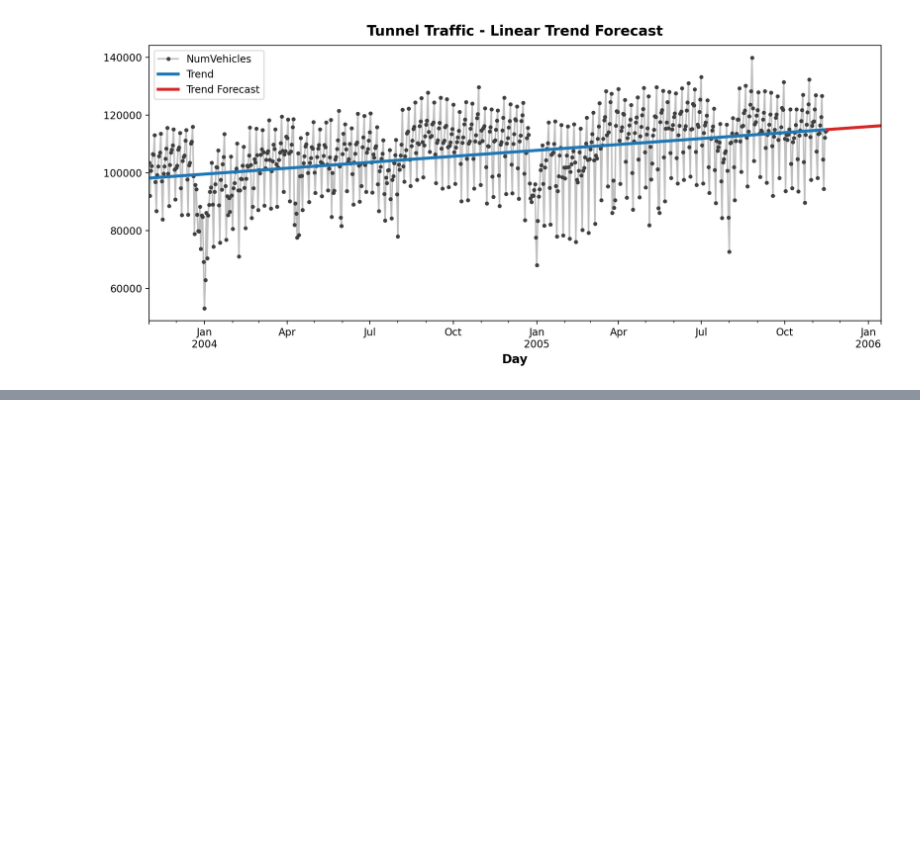
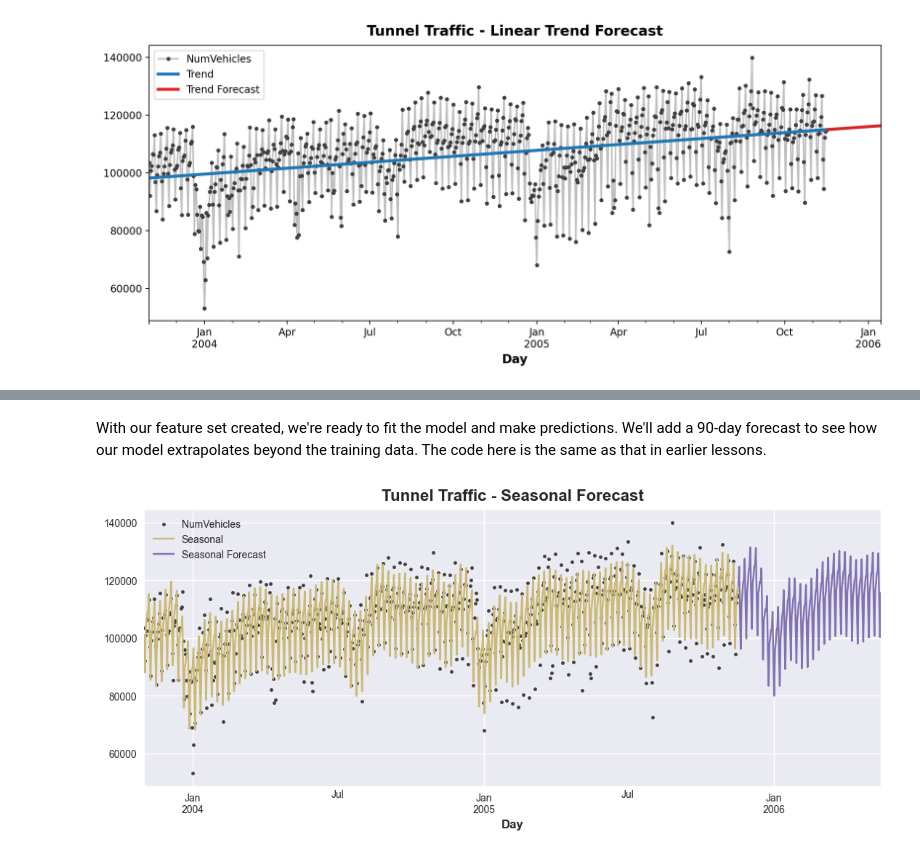
Before and after one commit to OveysSafarnejad/timeseries, a Jupyter notebook: src/intro.ipynb, the cells around one changed output, grey strips where cells are left out. Cells and saved outputs as stored; diff of their text form; code cells hidden in the pictures; blank space fills up the shorter version.

```diff
--- a/src/intro.ipynb
+++ b/src/intro.ipynb
@@ -256,0 +379,34 @@ ax.legend()
+# %%
+from statsmodels.tsa.deterministic import CalendarFourier, DeterministicProcess
+
+fourier = CalendarFourier(freq='A', order=10)
+dp = DeterministicProcess(
+    index=tunnel.index,
+    constant=True,         # dummy feature for bias (y-intercept)
+    order=1,               # trend (order 1 means linear)
+    seasonal=True,         # weekly seasonality (indicators)
+    additional_terms=[fourier], # annual seasonality (fourier)
+    drop=True              # drop terms to avoid collinearity
+)
+
+X = dp.in_sample()
+# %% [markdown]
+With our feature set created, we're ready to fit the model and make predictions. We'll add a 90-day forecast to see how our model extrapolates beyond the training data. The code here is the same as that in earlier lessons.
+# %%
+y = tunnel['NumVehicles']
+
+model = LinearRegression(fit_intercept=False)
+model.fit(X, y)
+y_pred = pd.Series(model.predict(X), index=X.index)
+
+
+
+X_fore = dp.out_of_sample(steps=180)
+y_fore = pd.Series(model.predict(X_fore), index=X_fore.index)
+# %%
+ax = y.plot(color='0.25', style='.', title="Tunnel Traffic - Seasonal Forecast")
+ax = y_pred.plot(ax=ax, label="Seasonal", color='C4')
+ax = y_fore.plot(ax=ax, label="Seasonal Forecast", color='C3')
+_ = ax.legend()
+# %% [output]
+[figure, added]
```
Also changed, not shown: parts of 7 cells of this notebook.
